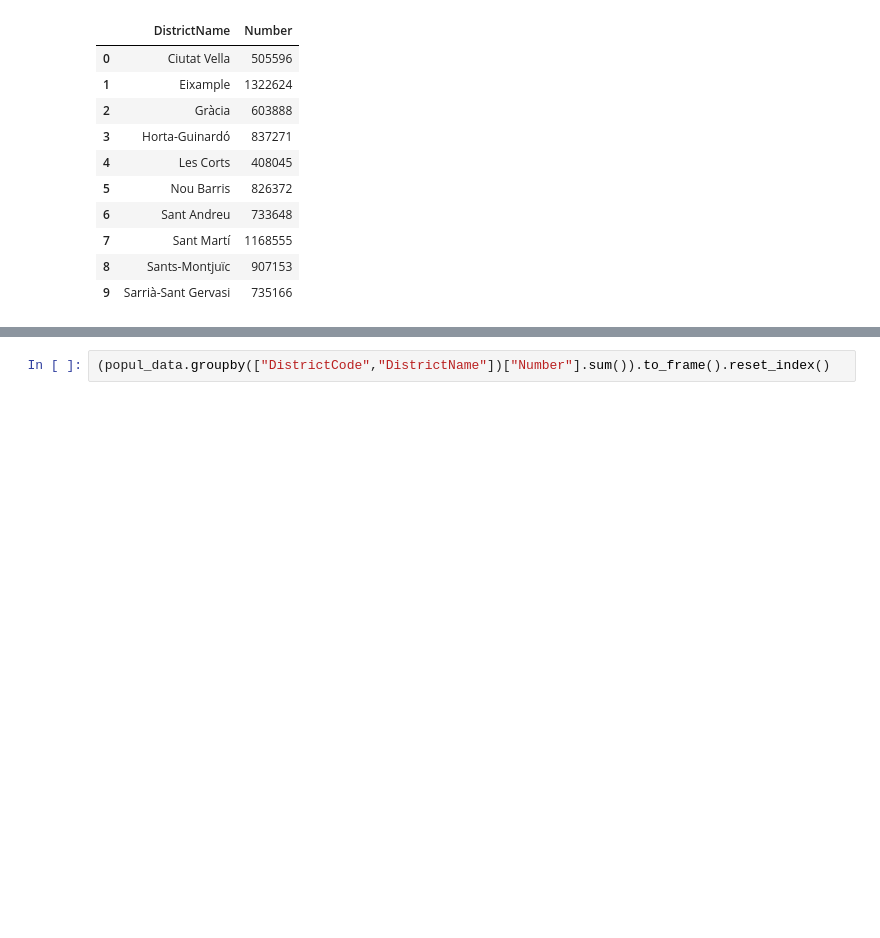
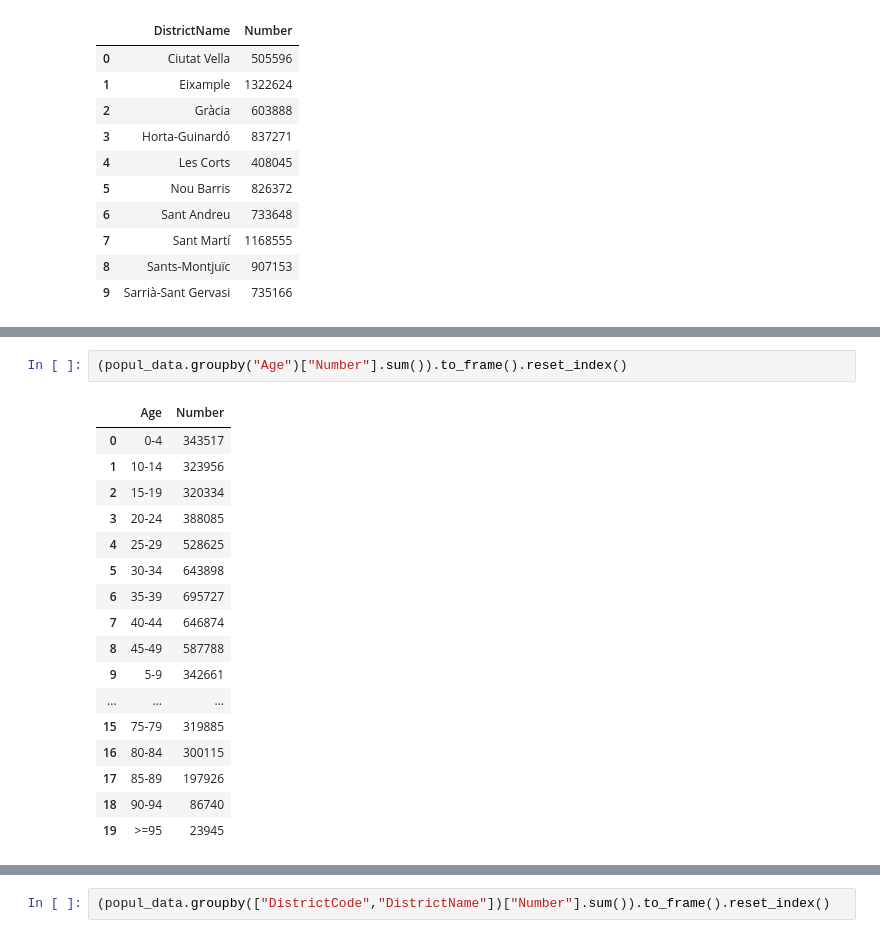
Before and after one commit to AlfaisalGassim/Barcelona_EDA, a Jupyter notebook: exploration.ipynb, the cells around one changed output, grey strips where cells are left out. Cells and saved outputs as stored; diff of their text form; blank space fills up the shorter version.

```diff
--- a/exploration.ipynb
+++ b/exploration.ipynb
@@ -128,0 +139,20 @@ dtype: object
+# %%
+(popul_data.groupby("Age")["Number"].sum()).to_frame().reset_index()
+# %% [output]
+|  | Age | Number |
+| 0 | 0-4 | 343517 |
+| 1 | 10-14 | 323956 |
+| 2 | 15-19 | 320334 |
+| 3 | 20-24 | 388085 |
+| 4 | 25-29 | 528625 |
+| 5 | 30-34 | 643898 |
+| 6 | 35-39 | 695727 |
+| 7 | 40-44 | 646874 |
+| 8 | 45-49 | 587788 |
+| 9 | 5-9 | 342661 |
+| ... | ... | ... |
+| 15 | 75-79 | 319885 |
+| 16 | 80-84 | 300115 |
+| 17 | 85-89 | 197926 |
+| 18 | 90-94 | 86740 |
+| 19 | >=95 | 23945 |
```
Also changed, not shown: parts of 4 cells of this notebook.
